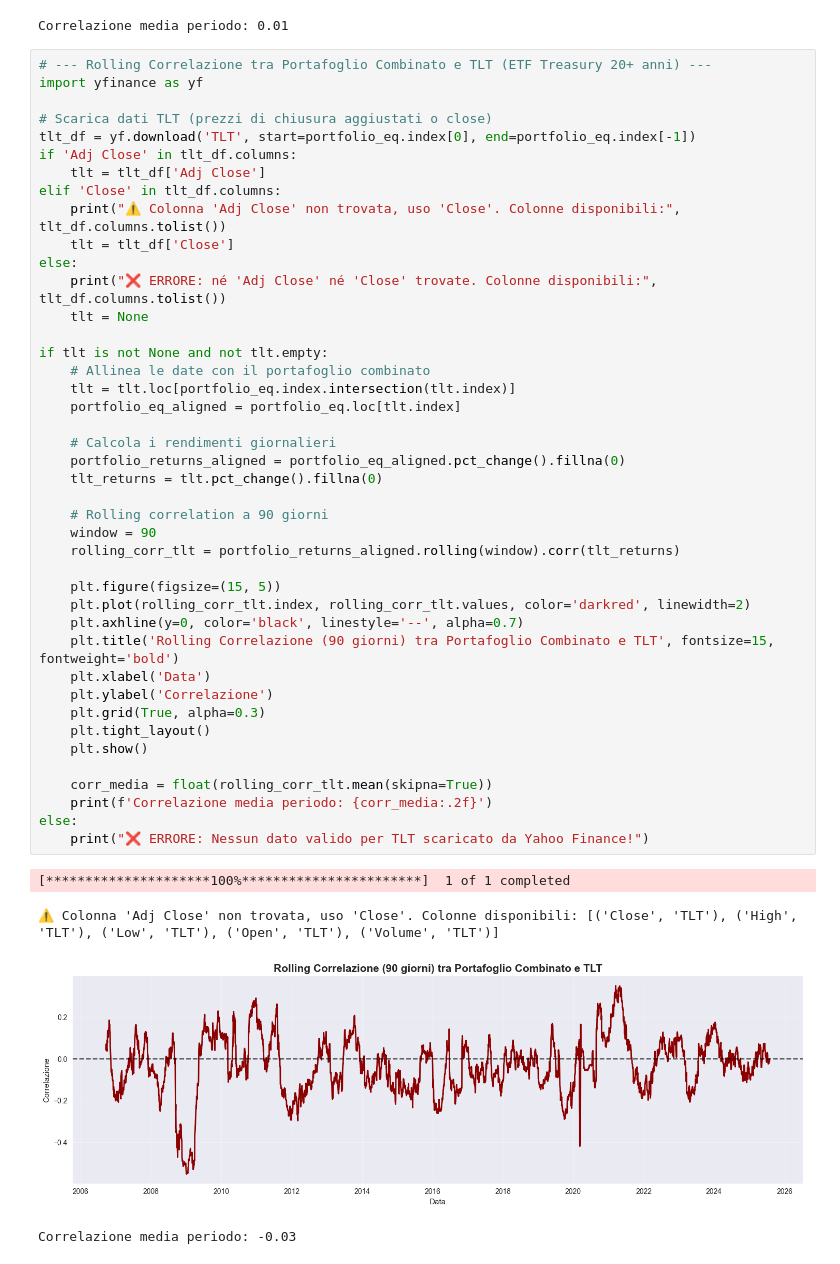
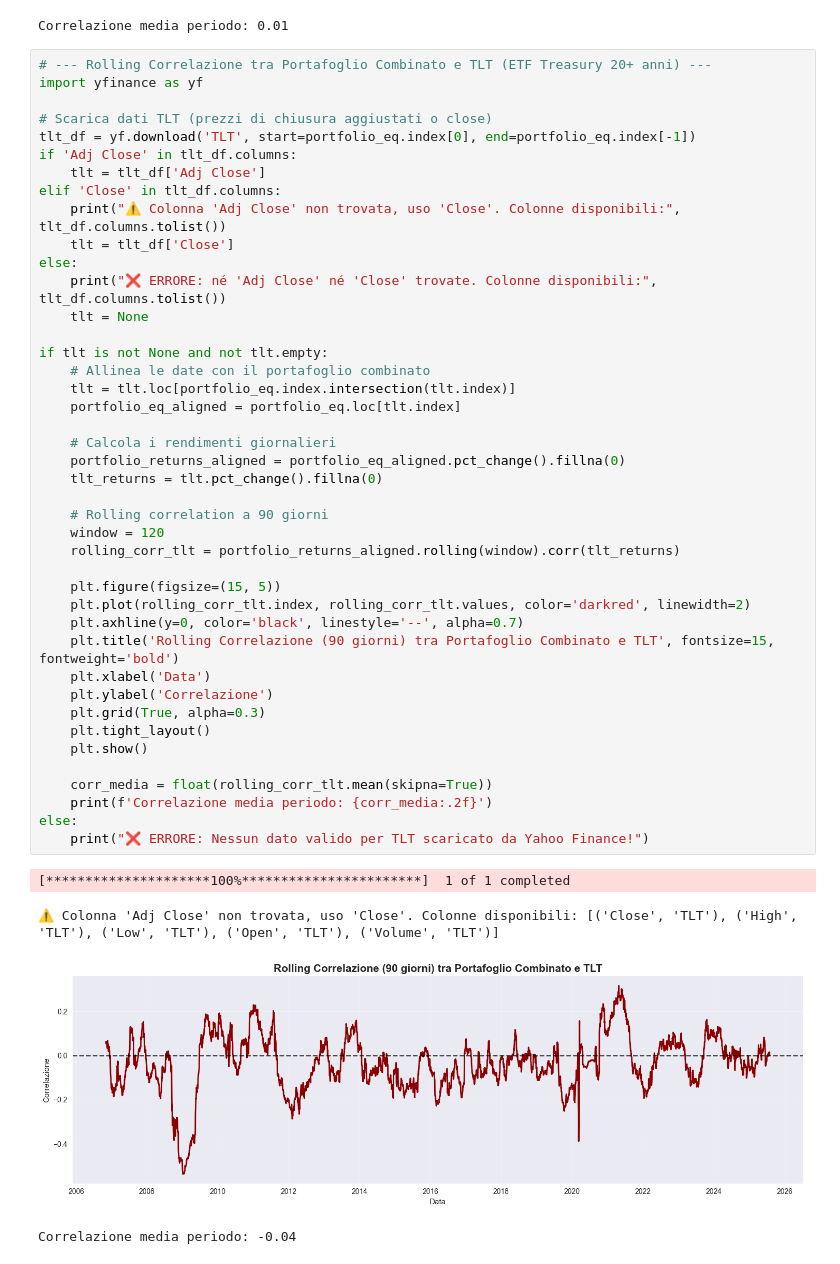
Before and after one commit to edoardoCame/fx_mom, a Jupyter notebook: notebooks/contrarian_portfolio_combined.ipynb, the cells around one changed output. Cells and saved outputs as stored; diff of their text form.

```diff
--- a/notebooks/contrarian_portfolio_combined.ipynb
+++ b/notebooks/contrarian_portfolio_combined.ipynb
@@ -373,33 +363,33 @@ else:
 
 if tlt is not None and not tlt.empty:
     # Allinea le date con il portafoglio combinato
     tlt = tlt.loc[portfolio_eq.index.intersection(tlt.index)]
     portfolio_eq_aligned = portfolio_eq.loc[tlt.index]
 
     # Calcola i rendimenti giornalieri
     portfolio_returns_aligned = portfolio_eq_aligned.pct_change().fillna(0)
     tlt_returns = tlt.pct_change().fillna(0)
 
     # Rolling correlation a 90 giorni
-    window = 90
+    window = 120
     rolling_corr_tlt = portfolio_returns_aligned.rolling(window).corr(tlt_returns)
 
     plt.figure(figsize=(15, 5))
     plt.plot(rolling_corr_tlt.index, rolling_corr_tlt.values, color='darkred', linewidth=2)
     plt.axhline(y=0, color='black', linestyle='--', alpha=0.7)
     plt.title('Rolling Correlazione (90 giorni) tra Portafoglio Combinato e TLT', fontsize=15, fontweight='bold')
     plt.xlabel('Data')
     plt.ylabel('Correlazione')
     plt.grid(True, alpha=0.3)
     plt.tight_layout()
     plt.show()
 
     corr_media = float(rolling_corr_tlt.mean(skipna=True))
     print(f'Correlazione media periodo: {corr_media:.2f}')
 else:
     print("❌ ERRORE: Nessun dato valido per TLT scaricato da Yahoo Finance!")
 # %% [output]
 [*********************100%***********************]  1 of 1 completed
 ⚠️ Colonna 'Adj Close' non trovata, uso 'Close'. Colonne disponibili: [('Close', 'TLT'), ('High', 'TLT'), ('Low', 'TLT'), ('Open', 'TLT'), ('Volume', 'TLT')]
-[figure, old version]
+[figure, new version]
-Correlazione media periodo: -0.03
+Correlazione media periodo: -0.04
```
Also changed, not shown: parts of 2 cells of this notebook.
